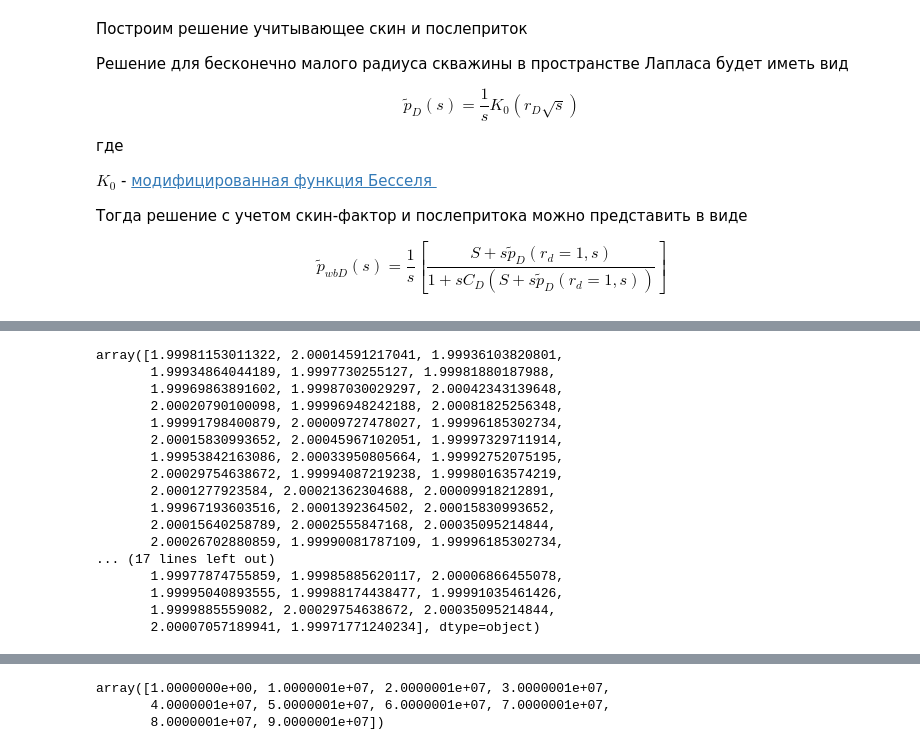
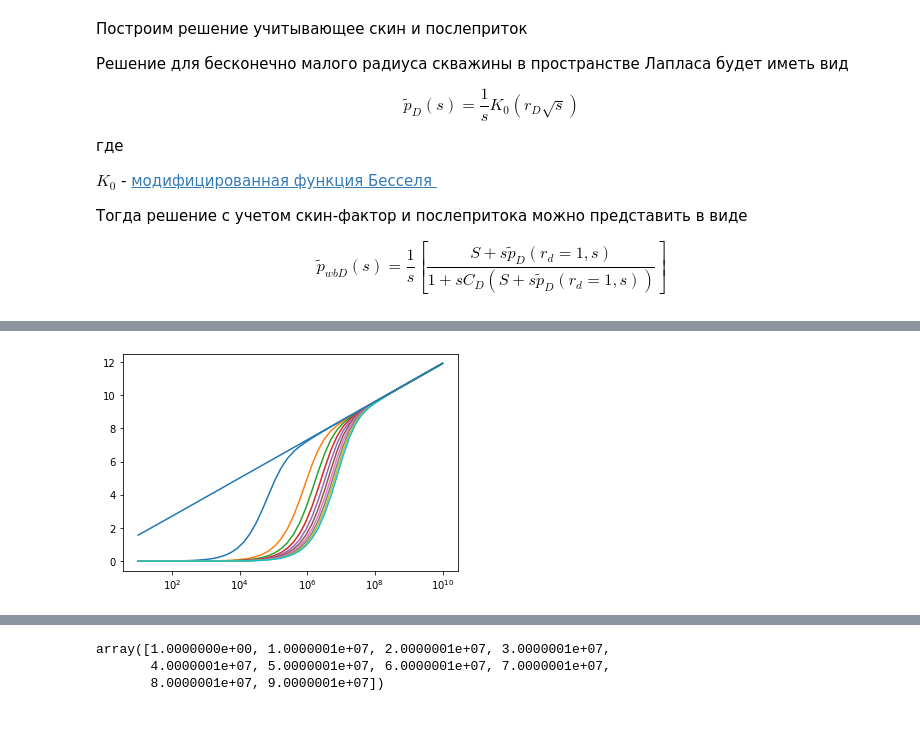
Before and after one commit to khabibullinra/welltest_examples, a Jupyter notebook: jupyter/16_скин и полслеприток и соответствующие решения.ipynb, the cells around one changed output, grey strips where cells are left out. Cells and saved outputs as stored; diff of their text form; code cells hidden in the pictures; blank space fills up the shorter version.

```diff
--- a/jupyter/16_скин и полслеприток и соответствующие решения.ipynb
+++ b/jupyter/16_скин и полслеприток и соответствующие решения.ipynb
@@ -125,20 +129,20 @@ plt.show()
-# %%
-p_d_2-p_d_1
-# %% [output]
-array([1.99981153011322, 2.00014591217041, 1.99936103820801,
-       1.99934864044189, 1.9997730255127, 1.99981880187988,
-       1.99969863891602, 1.99987030029297, 2.00042343139648,
-       2.00020790100098, 1.99996948242188, 2.00081825256348,
-       1.99991798400879, 2.00009727478027, 1.99996185302734,
-       2.00015830993652, 2.00045967102051, 1.99997329711914,
-       1.99953842163086, 2.00033950805664, 1.99992752075195,
-       2.00029754638672, 1.99994087219238, 1.99980163574219,
-       2.0001277923584, 2.00021362304688, 2.00009918212891,
-       1.99967193603516, 2.0001392364502, 2.00015830993652,
-       2.00015640258789, 2.0002555847168, 2.00035095214844,
-       2.00026702880859, 1.99990081787109, 1.99996185302734,
-... (17 lines left out)
-       1.99977874755859, 1.99985885620117, 2.00006866455078,
-       1.99995040893555, 1.99988174438477, 1.99991035461426,
-       1.9999885559082, 2.00029754638672, 2.00035095214844,
-       2.00007057189941, 1.99971771240234], dtype=object)
+# %%
+t_d = np.logspace(1, 10)
+r_d = 1
+S = 0
+C_d = 10000
+p_d_1 = pd_ls_func(r_d, t_d)
+
+
+fig, ax = plt.subplots(1,1)
+
+clist = np.arange(1,100,10)
+for ci in clist:
+    p_d_2 = pd_wbs_func(r_d, t_d, S, ci*C_d)
+    plt.plot(t_d, p_d_2)
+
+ax.set_xscale('log')
+plt.plot(t_d, p_d_1)
+plt.show()
+# %% [output]
+[figure, added]
```
Also changed, not shown: parts of 10 cells of this notebook.
